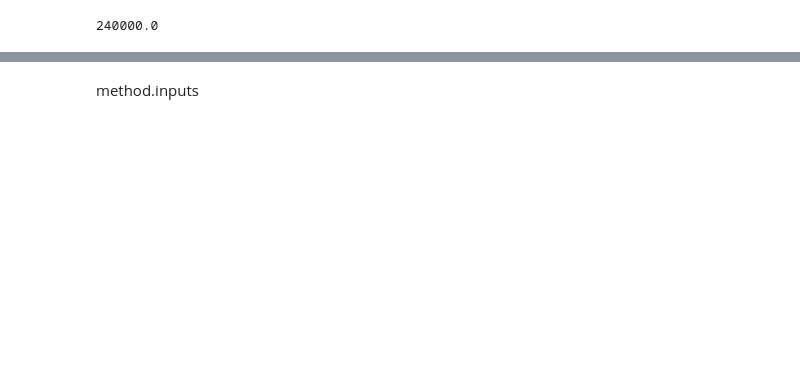
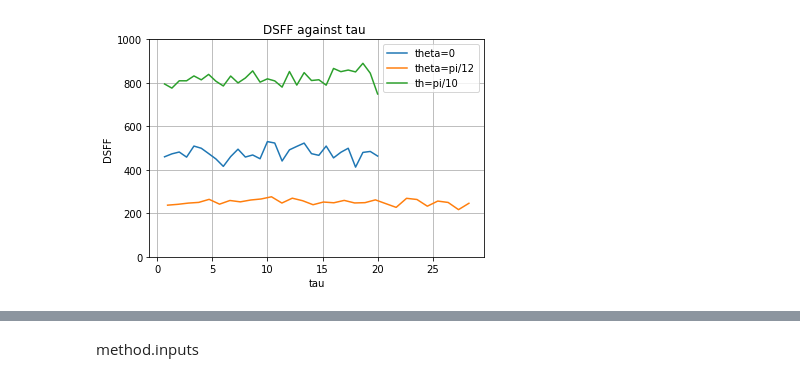
Before and after one commit to DavidStrachan1/Level-Statistics-of-Open-quantum-floquet-systems, a Jupyter notebook: Approach from time independent Lindbladian-Using spin projection method with parallelisation.ipynb, the cells around one changed output, grey strips where cells are left out. Drawn from its saved outputs; the diff is of its cells as text; code cells hidden in the pictures; blank space fills up the shorter version.

```diff
--- a/Approach from time independent Lindbladian-Using spin projection method with parallelisation.ipynb
+++ b/Approach from time independent Lindbladian-Using spin projection method with parallelisation.ipynb
@@ -895,4 +904,76 @@ Calculating the Dissipative Spectral Form Factor for the chosen model.
-# %%
-method.factor
-# %% [output]
-240000.0
+# %%
+##flattened arrays
+ft_D = method.DSFF_.flatten(order='C')
+ft_tau = method.tau_matrix.flatten(order='C')
+
+##booleans for specific angles
+ag_bool_0 = np.angle(ft_tau) == 0
+ag_bool_2 = np.angle(ft_tau) == np.pi/2
+ag_bool_4 = np.angle(ft_tau) == np.pi/4
+ag_bool_6 = np.angle(ft_tau) == np.pi/6
+ag_bool_8 = np.angle(ft_tau) == np.pi/8
+ag_bool_10 = np.angle(ft_tau) == np.pi/10
+ag_bool_12 = np.angle(ft_tau) == np.pi/12
+
+##DSFF arrays for specific angles
+ft_D_0 = ft_D*ag_bool_0
+ft_D_2 = ft_D*ag_bool_2
+ft_D_4 = ft_D*ag_bool_4
+ft_D_6 = ft_D*ag_bool_6
+ft_D_8 = ft_D*ag_bool_8
+ft_D_10 = ft_D*ag_bool_10
+ft_D_12 = ft_D*ag_bool_12
+
+##tau arrays for specific angles
+ft_tau_0 = ft_tau*ag_bool_0
+ft_tau_2 = ft_tau*ag_bool_2
+ft_tau_4 = ft_tau*ag_bool_4
+ft_tau_6 = ft_tau*ag_bool_6
+ft_tau_8 = ft_tau*ag_bool_8
+ft_tau_10 =ft_tau*ag_bool_10
+ft_tau_12 =ft_tau*ag_bool_12
+
+##removes zeros
+ft_tau_0 = np.abs(ft_tau_0[ft_tau_0 != 0])
+ft_tau_2 = np.abs(ft_tau_2[ft_tau_2 != 0])
+ft_tau_4 = np.abs(ft_tau_4[ft_tau_4 != 0])
+ft_tau_6 = np.abs(ft_tau_6[ft_tau_6 != 0])
+ft_tau_8 = np.abs(ft_tau_8[ft_tau_8 != 0])
+ft_tau_10 = np.abs(ft_tau_10[ft_tau_10 != 0])
+ft_tau_12 = np.abs(ft_tau_12[ft_tau_12 != 0])
+
+##remove zeros
+ft_D_0 = np.abs(ft_D_0[ft_D_0 != 0])
+ft_D_2 = np.abs(ft_D_2[ft_D_2 != 0])
+ft_D_4 = np.abs(ft_D_4[ft_D_4 != 0])
+ft_D_6 = np.abs(ft_D_6[ft_D_6 != 0])
+ft_D_8 = np.abs(ft_D_8[ft_D_8 != 0])
+ft_D_10 = np.abs(ft_D_10[ft_D_10 != 0])
+ft_D_12 = np.abs(ft_D_12[ft_D_12 != 0])
+
+ft_tau_0 = np.abs(ft_tau_0[ft_tau_0 != 0])
+ft_tau_2 = np.abs(ft_tau_2[ft_tau_2 != 0])
+ft_tau_4 = np.abs(ft_tau_4[ft_tau_4 != 0])
+ft_tau_6 = np.abs(ft_tau_6[ft_tau_6 != 0])
+ft_tau_8 = np.abs(ft_tau_8[ft_tau_8 != 0])
+ft_tau_10 = np.abs(ft_tau_10[ft_tau_10 != 0])
+ft_tau_12 = np.abs(ft_tau_12[ft_tau_12 != 0])
+
+plt.plot(ft_tau_0,np.delete(ft_D_0,0))
+# plt.plot(ft_tau_12,ft_D_12)
+# plt.plot(ft_tau_10,ft_D_10)
+# plt.plot(ft_tau_8,ft_D_8)
+# plt.plot(ft_tau_6,ft_D_6)
+plt.plot(ft_tau_4,ft_D_4)
+plt.plot(ft_tau_2,ft_D_2)
+
+
+plt.legend(['theta=0','theta=pi/12','th=pi/10','th=pi/8','th=pi/6','th=pi/4','th=pi/2','th=pi'])
+plt.grid()
+plt.xlabel('tau')
+plt.ylabel('DSFF')
+plt.title('DSFF against tau ')
+plt.ylim(0,1000)
+plt.show()
+# %% [output]
+[figure, added]
```
Also changed, not shown: parts of 5 cells of this notebook.
